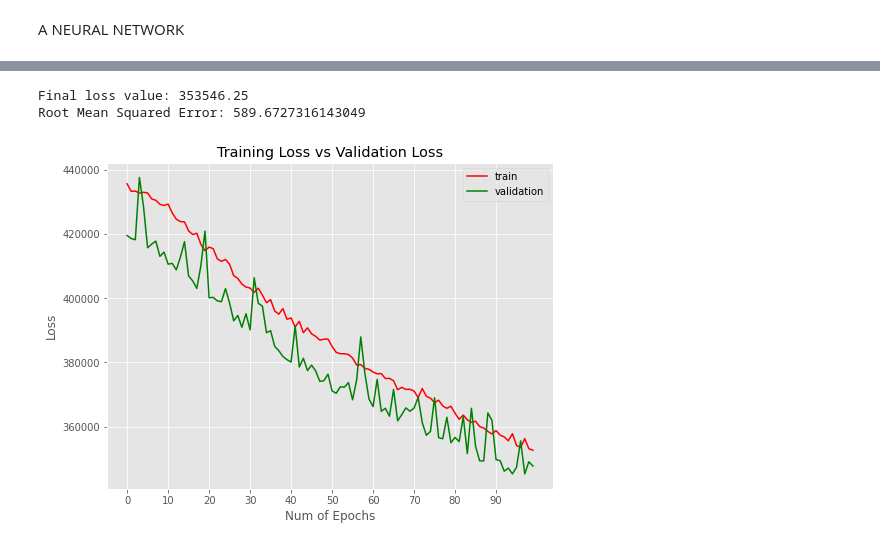
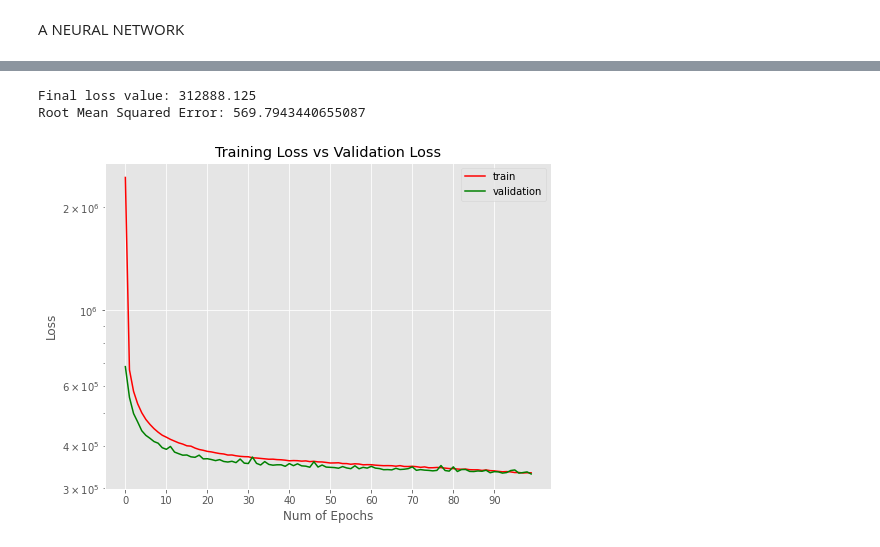
Before and after one commit to K-Domar/MyRepo, a Jupyter notebook: Diamond_MachineLearning.ipynb, the cells around one changed output, grey strips where cells are left out. Drawn from its saved outputs; the diff is of its cells as text; code cells hidden in the pictures.

```diff
--- a/Diamond_MachineLearning.ipynb
+++ b/Diamond_MachineLearning.ipynb
@@ -235,6 +230,7 @@ A NEURAL NETWORK
 model = Sequential()
 model.add(Dense(26, activation='relu', input_shape=(26,)))
 model.add(Dense(26, activation='relu'))
+model.add(Dense(26, activation='relu'))
 model.add(Dense(1))
 
 model.compile(optimizer='adam', loss='mean_squared_error')
@@ -256,12 +254,18 @@ Trainable params: 1,431
 Non-trainable params: 0
 _________________________________________________________________
 # %%
-# Trainig model
+# Trainig model and scale values
+sc = StandardScaler()
+X_train = sc.fit_transform(X_train)
+X_test = sc.transform(X_test)
+
+early_stopping = EarlyStopping(monitor='val_loss', patience=6)
 
 model_fit = model.fit(X_train, y_train,
           batch_size=100,
           epochs=100,
           verbose=1,
-          validation_data=(X_test, y_test))
+          validation_data=(X_test, y_test),
+          callbacks=[early_stopping])
 # %% [output]
 Epoch 1/100
@@ -291,20 +295,21 @@ y_model = model.predict(X_test)
 rmse = np.sqrt(MSE(y_test, y_model))
 print("Root Mean Squared Error: {}".format(rmse))
 # %% [output]
-Final loss value: 353546.25
-Root Mean Squared Error: 589.6727316143049
+Final loss value: 312888.125
+Root Mean Squared Error: 569.7943440655087
 # %%
 n_epochs = len(model_fit.history['loss'])
 
 plt.figure(1)
 plt.plot(model_fit.history['loss'],'r')
 plt.plot(model_fit.history['val_loss'],'g')
 plt.xticks(np.arange(0, n_epochs, 10.0))
 plt.rcParams['figure.figsize'] = (8, 6)
+plt.yscale("log")
 plt.xlabel("Num of Epochs")
 plt.ylabel("Loss")
 plt.title("Training Loss vs Validation Loss")
 plt.legend(['train','validation'])
 plt.show()
 # %% [output]
-[figure, old version]
+[figure, new version]
```
Also changed, not shown: parts of 8 cells of this notebook.
